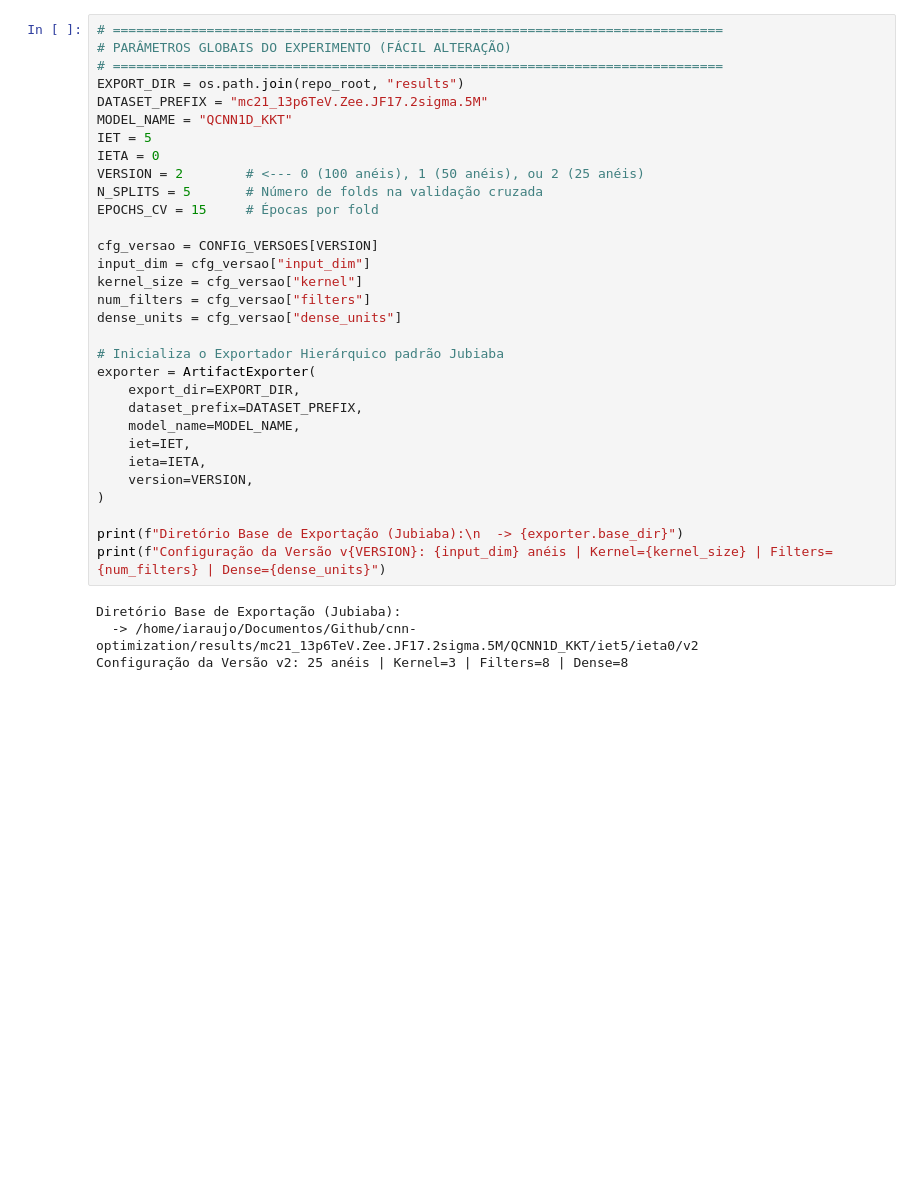
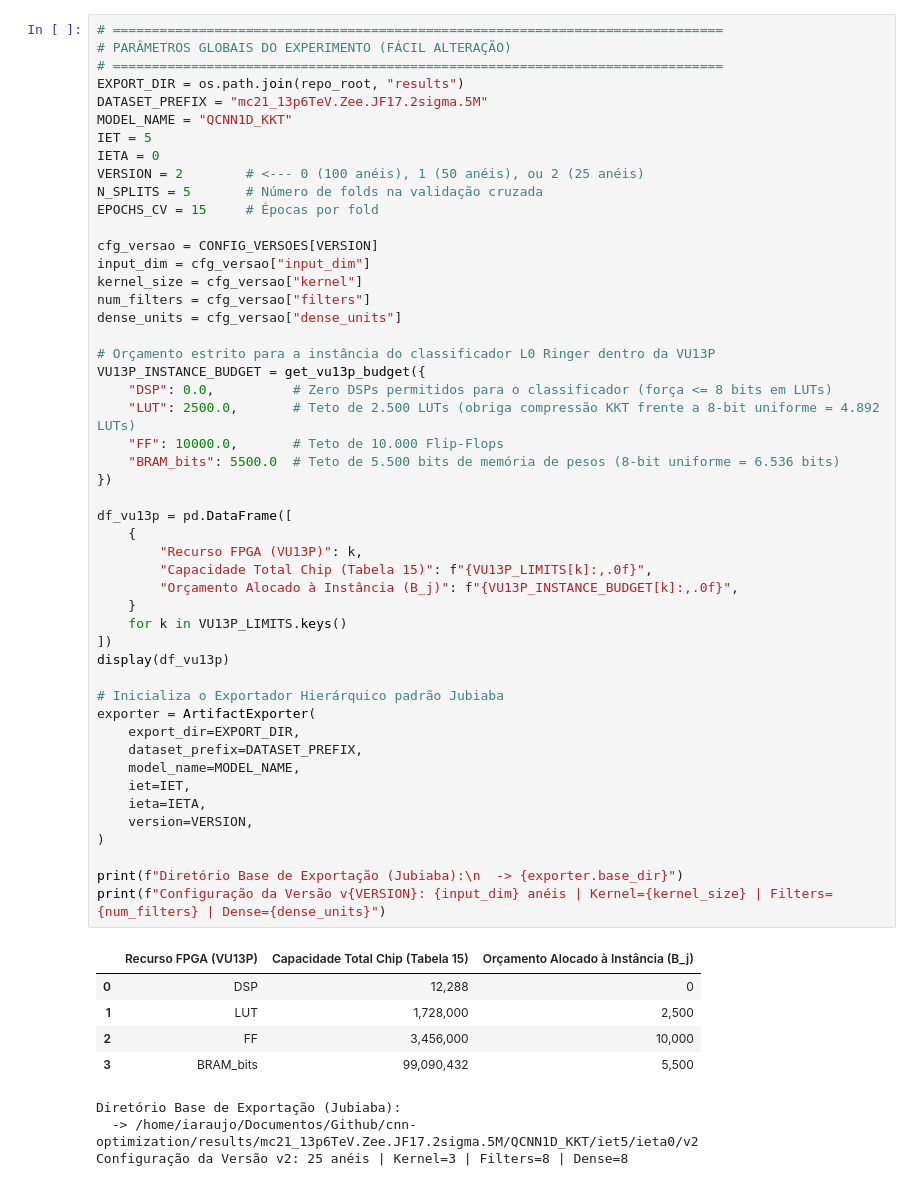
Before and after one commit to Felipe-Freire/cnn-optimization, a Jupyter notebook: notebooks/01_quantized_cnn1d_optimization.ipynb, the cells around one changed output. Saved outputs shown, nothing was run; the diff lists cells and outputs as text; blank space fills up the shorter version.

```diff
--- a/notebooks/01_quantized_cnn1d_optimization.ipynb
+++ b/notebooks/01_quantized_cnn1d_optimization.ipynb
@@ -100,33 +114,56 @@ O fatiamento preserva os anéis internos mais próximos ao baricentro da cascata
 # PARÂMETROS GLOBAIS DO EXPERIMENTO (FÁCIL ALTERAÇÃO)
 # ==============================================================================
 EXPORT_DIR = os.path.join(repo_root, "results")
 DATASET_PREFIX = "mc21_13p6TeV.Zee.JF17.2sigma.5M"
 MODEL_NAME = "QCNN1D_KKT"
 IET = 5
 IETA = 0
 VERSION = 2        # <--- 0 (100 anéis), 1 (50 anéis), ou 2 (25 anéis)
 N_SPLITS = 5       # Número de folds na validação cruzada
 EPOCHS_CV = 15     # Épocas por fold
 
 cfg_versao = CONFIG_VERSOES[VERSION]
 input_dim = cfg_versao["input_dim"]
 kernel_size = cfg_versao["kernel"]
 num_filters = cfg_versao["filters"]
 dense_units = cfg_versao["dense_units"]
 
+# Orçamento estrito para a instância do classificador L0 Ringer dentro da VU13P
+VU13P_INSTANCE_BUDGET = get_vu13p_budget({
+    "DSP": 0.0,          # Zero DSPs permitidos para o classificador (força <= 8 bits em LUTs)
+    "LUT": 2500.0,       # Teto de 2.500 LUTs (obriga compressão KKT frente a 8-bit uniforme = 4.892 LUTs)
+    "FF": 10000.0,       # Teto de 10.000 Flip-Flops
+    "BRAM_bits": 5500.0  # Teto de 5.500 bits de memória de pesos (8-bit uniforme = 6.536 bits)
+})
+
+df_vu13p = pd.DataFrame([
+    {
+        "Recurso FPGA (VU13P)": k,
+        "Capacidade Total Chip (Tabela 15)": f"{VU13P_LIMITS[k]:,.0f}",
+        "Orçamento Alocado à Instância (B_j)": f"{VU13P_INSTANCE_BUDGET[k]:,.0f}",
+    }
+    for k in VU13P_LIMITS.keys()
+])
+display(df_vu13p)
+
 # Inicializa o Exportador Hierárquico padrão Jubiaba
 exporter = ArtifactExporter(
     export_dir=EXPORT_DIR,
     dataset_prefix=DATASET_PREFIX,
     model_name=MODEL_NAME,
     iet=IET,
     ieta=IETA,
     version=VERSION,
 )
 
 print(f"Diretório Base de Exportação (Jubiaba):\n  -> {exporter.base_dir}")
 print(f"Configuração da Versão v{VERSION}: {input_dim} anéis | Kernel={kernel_size} | Filters={num_filters} | Dense={dense_units}")
 # %% [output]
+|  | Recurso FPGA (VU13P) | Capacidade Total Chip (Tabela 15) | Orçamento Alocado à Instância (B_j) |
+| 0 | DSP | 12,288 | 0 |
+| 1 | LUT | 1,728,000 | 2,500 |
+| 2 | FF | 3,456,000 | 10,000 |
+| 3 | BRAM_bits | 99,090,432 | 5,500 |
 Diretório Base de Exportação (Jubiaba):
   -> /home/iaraujo/Documentos/Github/cnn-optimization/results/mc21_13p6TeV.Zee.JF17.2sigma.5M/QCNN1D_KKT/iet5/ieta0/v2
 Configuração da Versão v2: 25 anéis | Kernel=3 | Filters=8 | Dense=8
```
Also changed, not shown: parts of 20 cells of this notebook, 19 other files.
